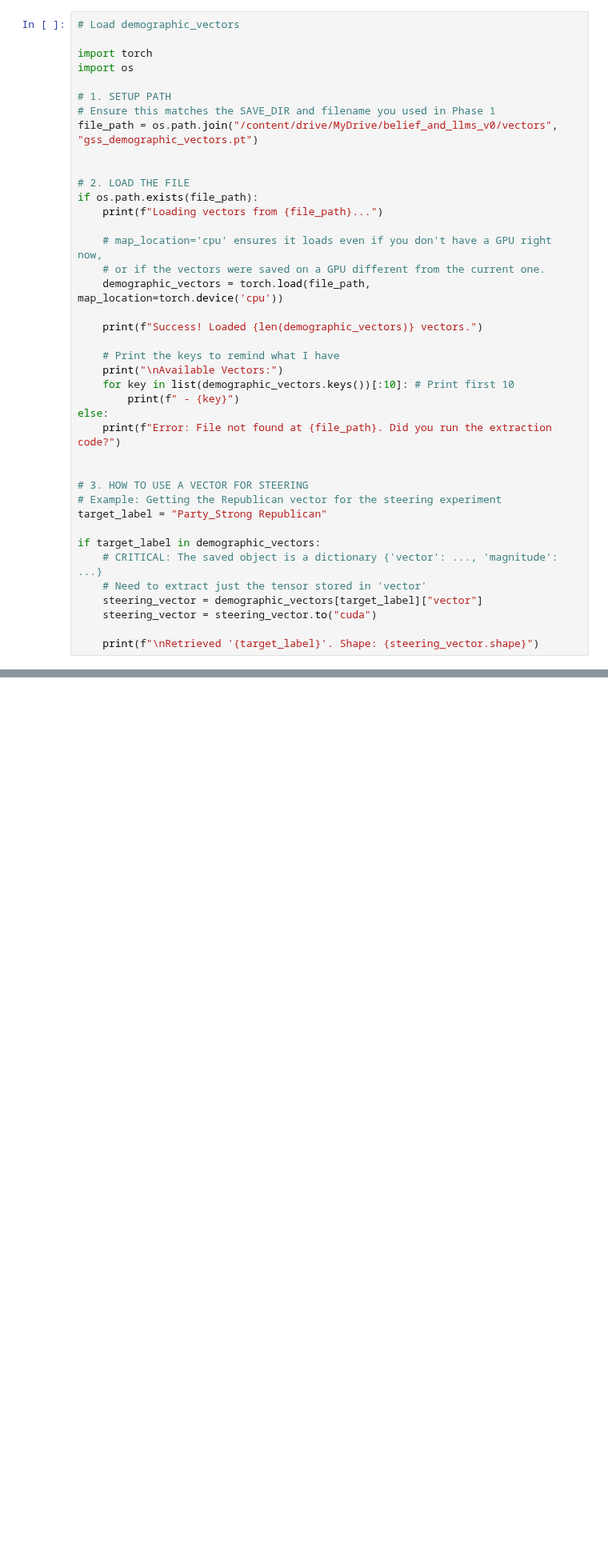
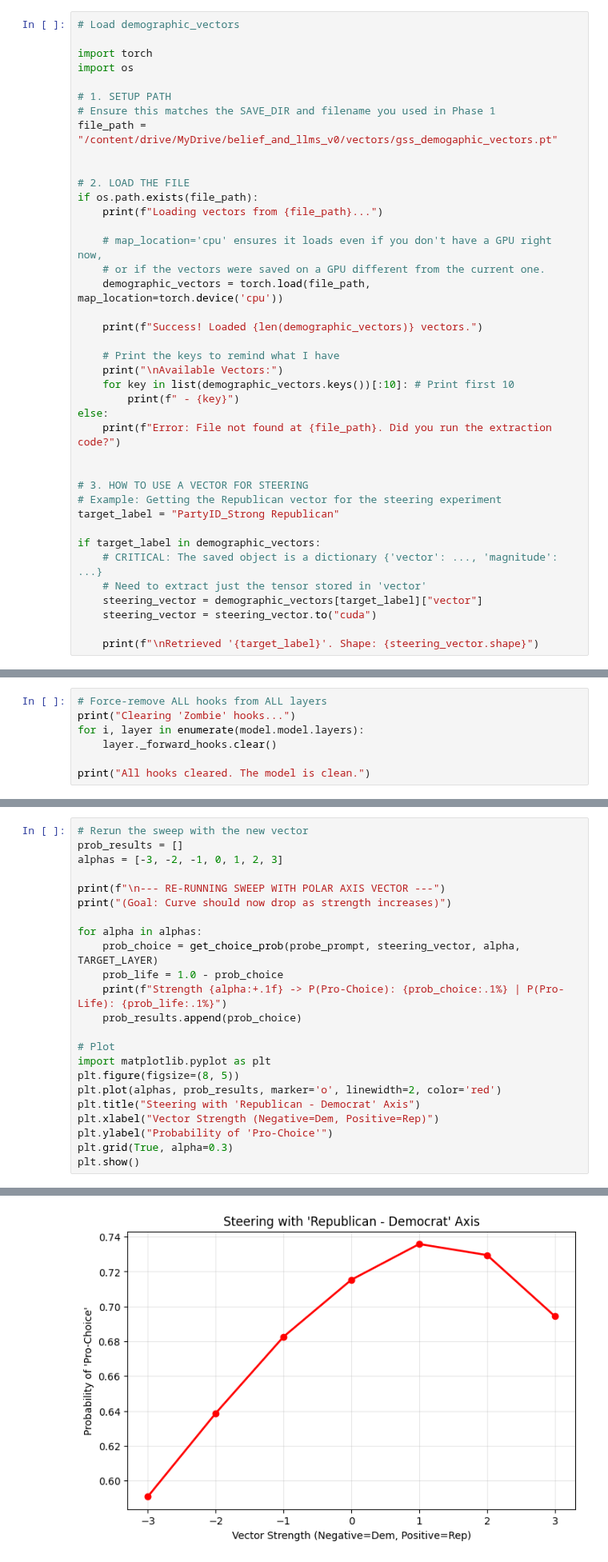
Before and after one commit to yilmajung/belief_and_llms_v0, a Jupyter notebook: 2_simulate_steering_vectors.ipynb, the cells around one changed output, grey strips where cells are left out. Shown at 80% size. Cells and saved outputs as stored; diff of their text form; blank space fills up the shorter version.

```diff
--- a/2_simulate_steering_vectors.ipynb
+++ b/2_simulate_steering_vectors.ipynb
@@ -6,7 +15,7 @@ import os
 
 # 1. SETUP PATH
 # Ensure this matches the SAVE_DIR and filename you used in Phase 1
-file_path = os.path.join("/content/drive/MyDrive/belief_and_llms_v0/vectors", "gss_demographic_vectors.pt")
+file_path = "/content/drive/MyDrive/belief_and_llms_v0/vectors/gss_demogaphic_vectors.pt"
 
 
 # 2. LOAD THE FILE
@@ -29,7 +38,7 @@ else:
 
 # 3. HOW TO USE A VECTOR FOR STEERING
 # Example: Getting the Republican vector for the steering experiment
-target_label = "Party_Strong Republican"
+target_label = "PartyID_Strong Republican"
 
 if target_label in demographic_vectors:
     # CRITICAL: The saved object is a dictionary {'vector': ..., 'magnitude': ...}
@@ -40,0 +86,7 @@ if target_label in demographic_vectors:
+# %%
+# Force-remove ALL hooks from ALL layers
+print("Clearing 'Zombie' hooks...")
+for i, layer in enumerate(model.model.layers):
+    layer._forward_hooks.clear()
+
+print("All hooks cleared. The model is clean.")
@@ -142,0 +376,24 @@ df_steering = pd.DataFrame(results)
+# %%
+# Rerun the sweep with the new vector
+prob_results = []
+alphas = [-3, -2, -1, 0, 1, 2, 3]
+
+print(f"\n--- RE-RUNNING SWEEP WITH POLAR AXIS VECTOR ---")
+print("(Goal: Curve should now drop as strength increases)")
+
+for alpha in alphas:
+    prob_choice = get_choice_prob(probe_prompt, steering_vector, alpha, TARGET_LAYER)
+    prob_life = 1.0 - prob_choice
+    print(f"Strength {alpha:+.1f} -> P(Pro-Choice): {prob_choice:.1%} | P(Pro-Life): {prob_life:.1%}")
+    prob_results.append(prob_choice)
+
+# Plot
+import matplotlib.pyplot as plt
+plt.figure(figsize=(8, 5))
+plt.plot(alphas, prob_results, marker='o', linewidth=2, color='red')
+plt.title("Steering with 'Republican - Democrat' Axis")
+plt.xlabel("Vector Strength (Negative=Dem, Positive=Rep)")
+plt.ylabel("Probability of 'Pro-Choice'")
+plt.grid(True, alpha=0.3)
+plt.show()
+# %% [output]
@@ -142,0 +409 @@ df_steering = pd.DataFrame(results)
+[figure, added]
```
Also changed, not shown: parts of 16 cells of this notebook.
